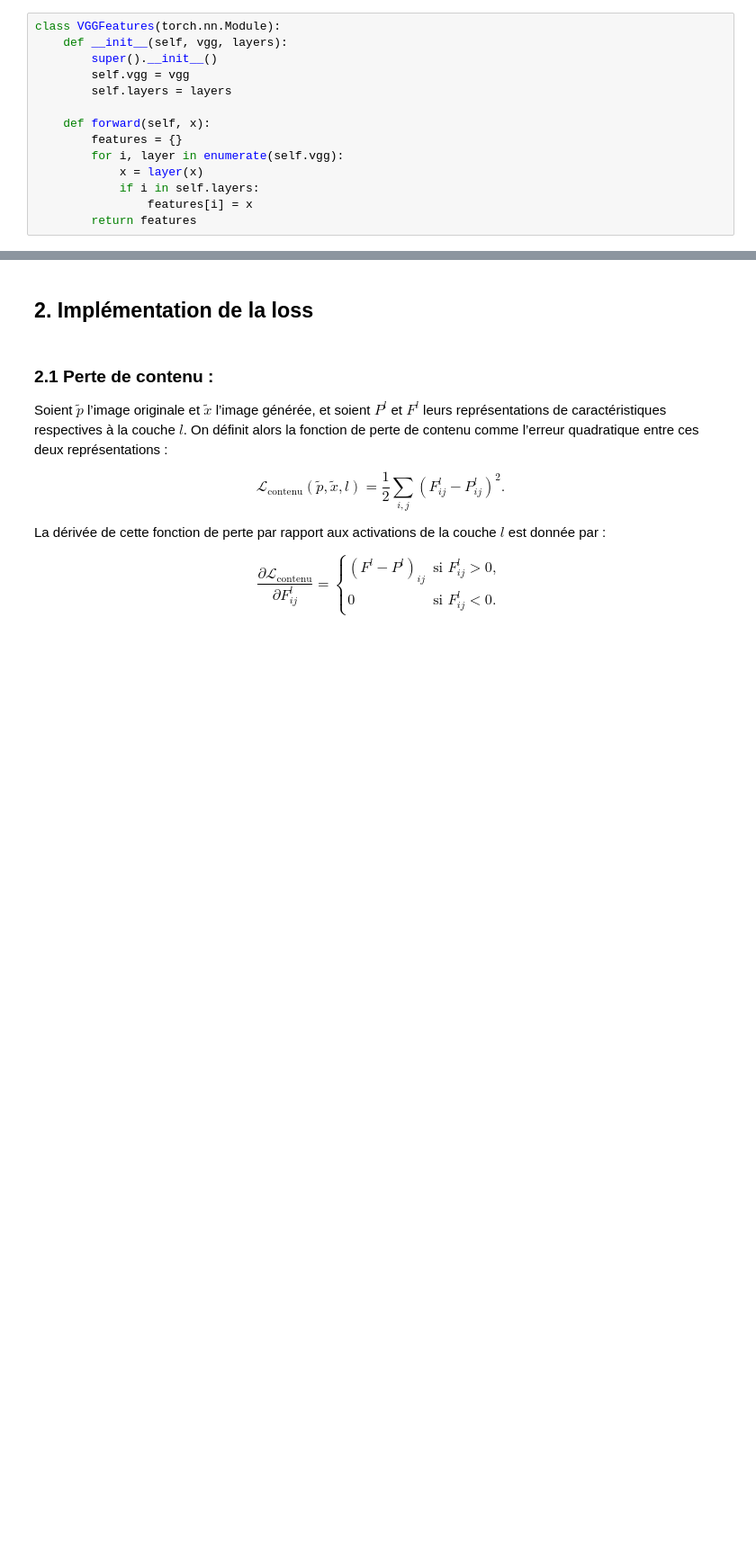
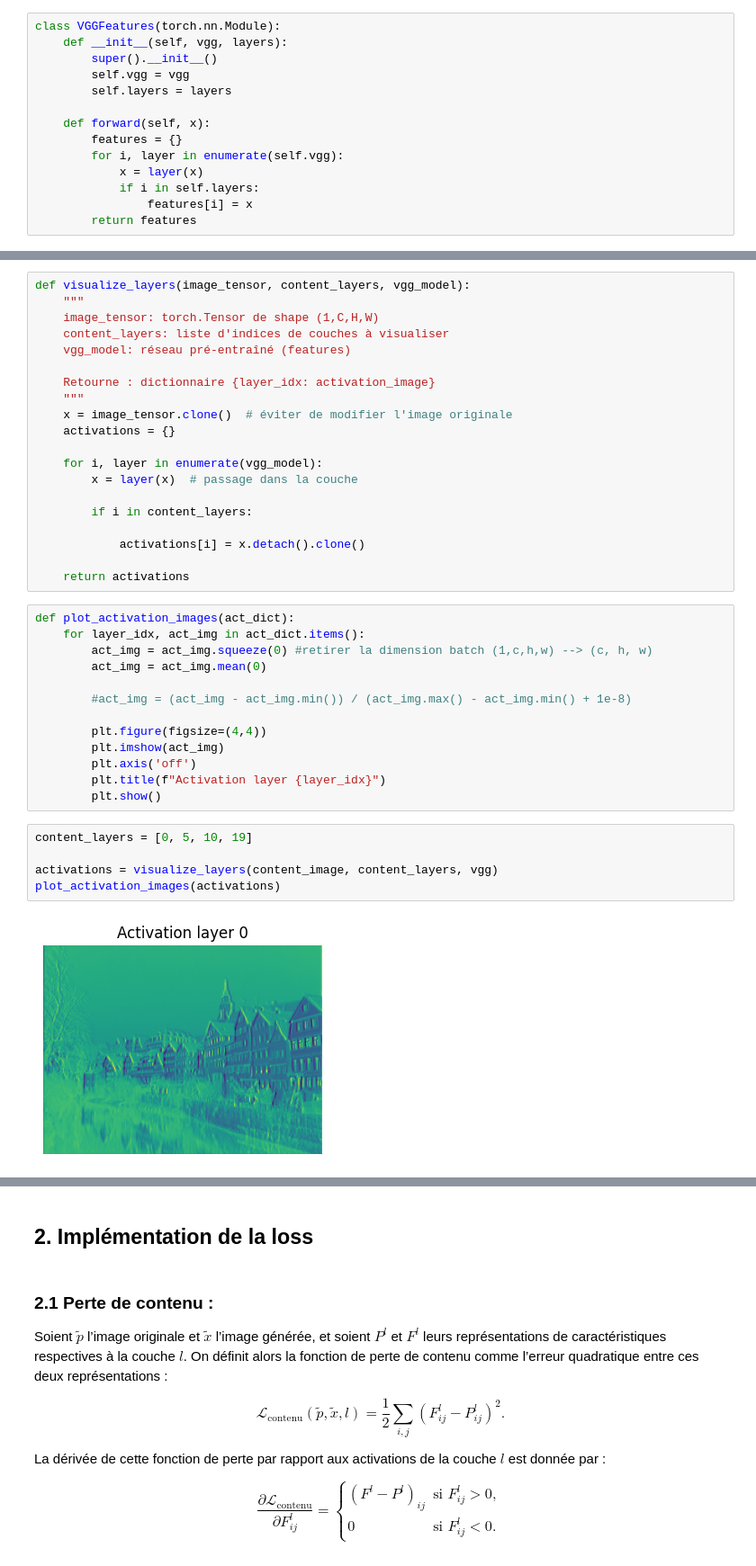
Before and after one commit to audrey1306/Neural_Style_Transfer, a Jupyter notebook: VGG_preentraine.ipynb, the cells around one changed output, grey strips where cells are left out. Shown at 90% size. Cells and saved outputs as stored; diff of their text form; blank space fills up the shorter version.

```diff
--- a/VGG_preentraine.ipynb
+++ b/VGG_preentraine.ipynb
@@ -87,0 +166,40 @@ extractor = VGGFeatures(vgg, layers=content_layers + style_layers)
+# %%
+def visualize_layers(image_tensor, content_layers, vgg_model):
+    """
+    image_tensor: torch.Tensor de shape (1,C,H,W)
+    content_layers: liste d'indices de couches à visualiser
+    vgg_model: réseau pré-entraîné (features)
+
+    Retourne : dictionnaire {layer_idx: activation_image}
+    """
+    x = image_tensor.clone()  # éviter de modifier l'image originale
+    activations = {}
+
+    for i, layer in enumerate(vgg_model):
+        x = layer(x)  # passage dans la couche
+
+        if i in content_layers:
+
+            activations[i] = x.detach().clone()
+
+    return activations
+# %%
+def plot_activation_images(act_dict):
+    for layer_idx, act_img in act_dict.items():
+        act_img = act_img.squeeze(0) #retirer la dimension batch (1,c,h,w) --> (c, h, w)
+        act_img = act_img.mean(0)
+
+        #act_img = (act_img - act_img.min()) / (act_img.max() - act_img.min() + 1e-8)
+
+        plt.figure(figsize=(4,4))
+        plt.imshow(act_img)
+        plt.axis('off')
+        plt.title(f"Activation layer {layer_idx}")
+        plt.show()
+# %%
+content_layers = [0, 5, 10, 19]
+
+activations = visualize_layers(content_image, content_layers, vgg)
+plot_activation_images(activations)
+# %% [output]
+[figure, added]
```
Also changed, not shown: parts of 26 cells of this notebook.
